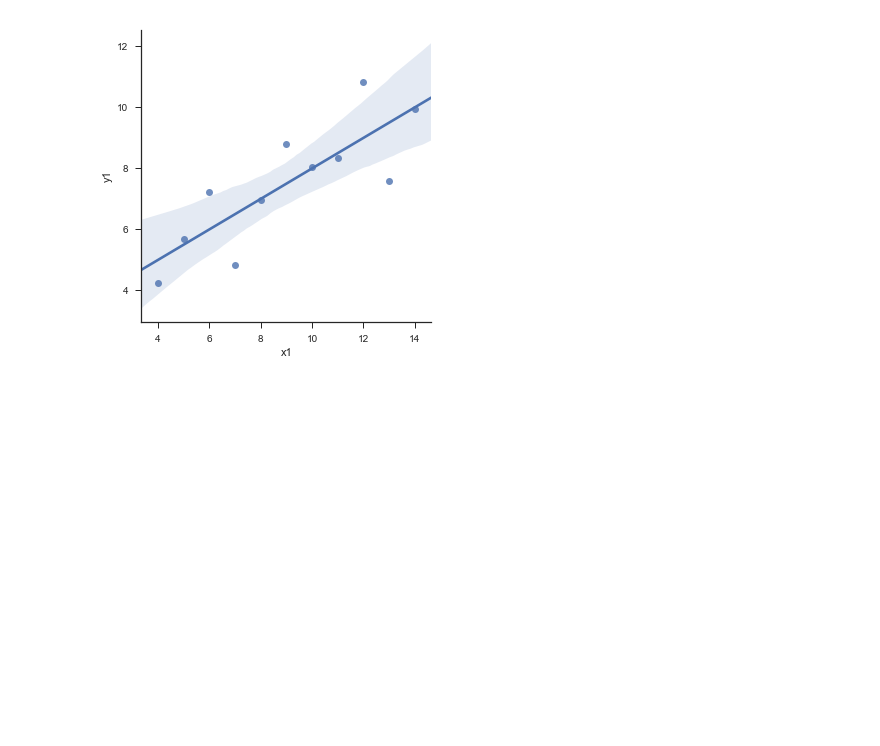
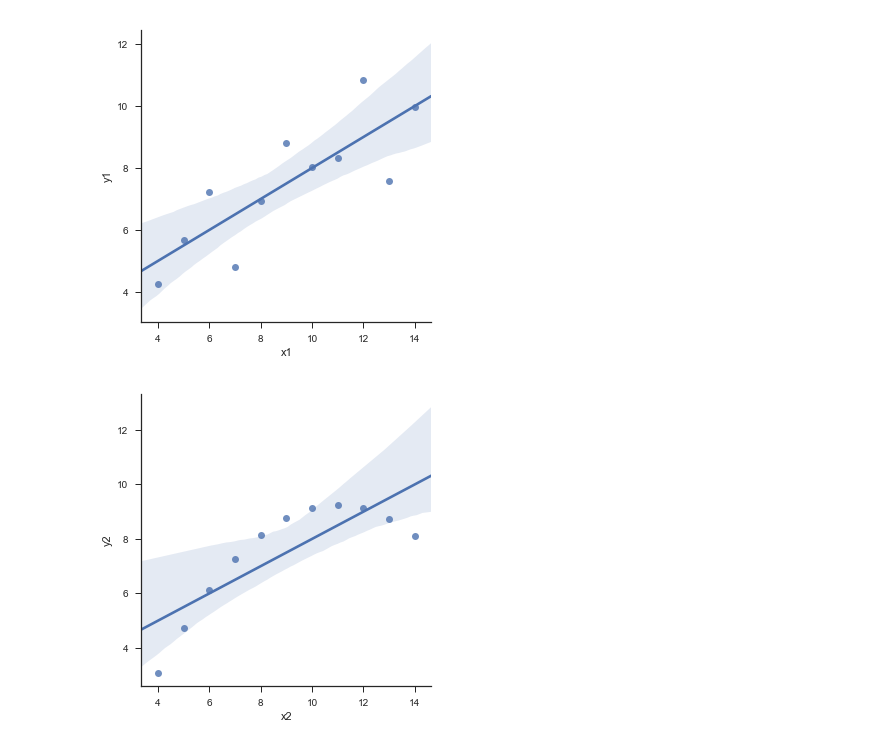
Before and after one commit to GraceAKelly/Anscombe-s-quartet-dataset, a Jupyter notebook: Anscombe’s Quartet Dataset.ipynb, the cells around one changed output. Drawn from its saved outputs; the diff is of its cells as text; code cells hidden in the pictures; blank space fills up the shorter version.

Commit message:
Line plots

```diff
--- a/Anscombe’s Quartet Dataset.ipynb
+++ b/Anscombe’s Quartet Dataset.ipynb
@@ -75,3 +76,9 @@ sns.lmplot(x="x1",y="y1",data=df)
 plt.show()
 # %% [output]
 [figure]
+# %%
+# Line plot for x2, y2 values
+sns.lmplot(x="x2",y="y2",data=df)
+plt.show()
+# %% [output]
+[figure, added]
```
Also changed, not shown: parts of 4 cells of this notebook.
